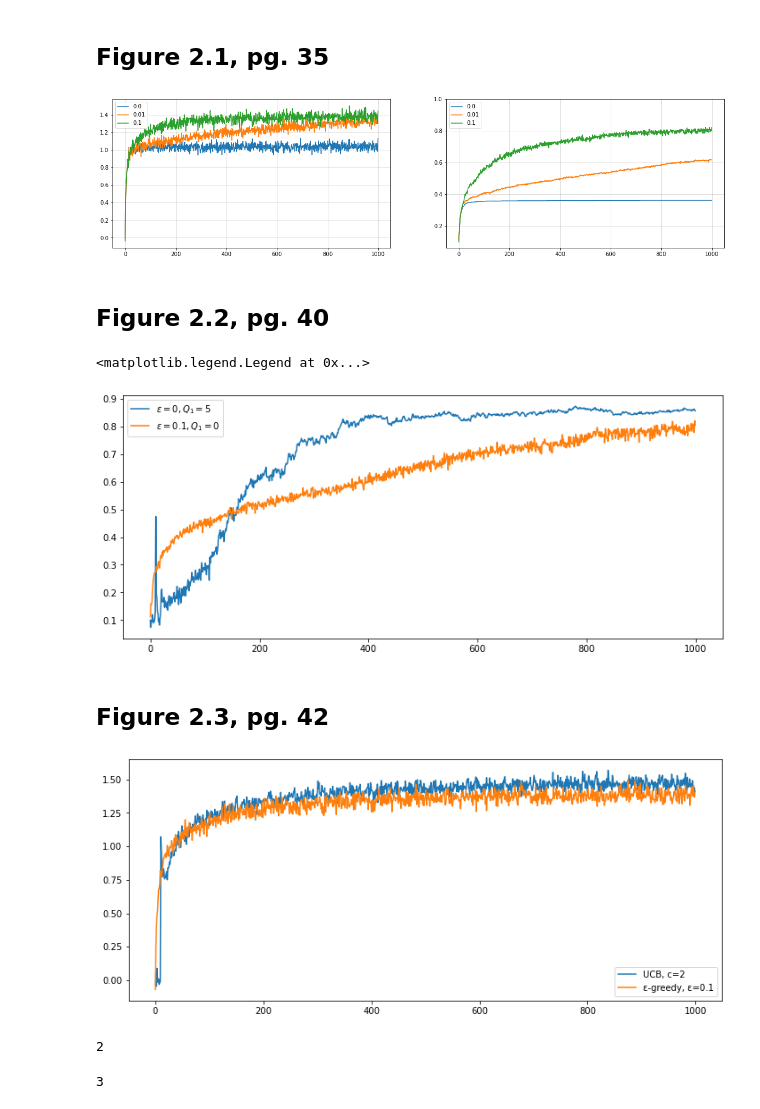
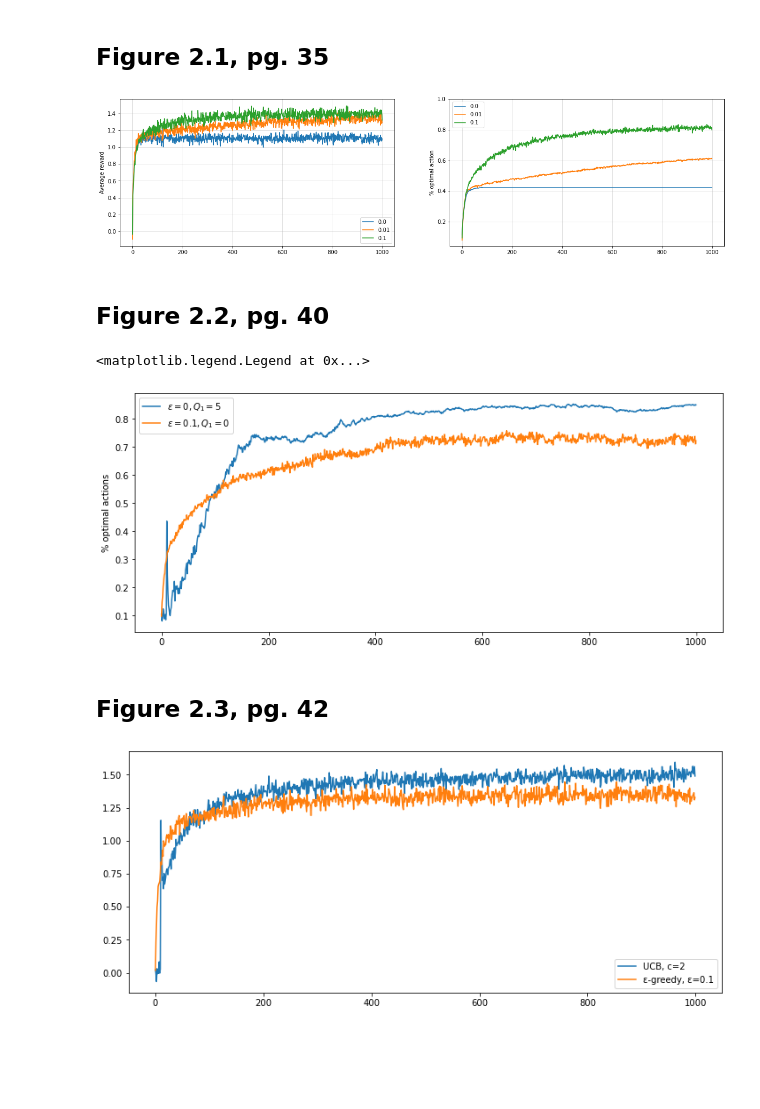
Before and after one commit to soukupmarek-edin/reinforcement-learning, a Jupyter notebook: Chapter2_MultiArmedBandits.ipynb, the cells around one changed output. Cells and saved outputs as stored; diff of their text form; code cells hidden in the pictures; blank space fills up the shorter version.

```diff
--- a/Chapter2_MultiArmedBandits.ipynb
+++ b/Chapter2_MultiArmedBandits.ipynb
@@ -22,7 +22,7 @@ optimal_actions = np.zeros((n_steps, n_runs))
 
 for i, epsilon in enumerate(epsilons):
     for j in range(n_runs):
-        task = Task(n_actions, n_steps, epsilon=epsilon)
+        task = Task('epsilon_greedy', n_actions, n_steps, np.random.normal(size=n_actions), np.zeros(n_actions), 'mean', epsilon=epsilon)
         task.run_task()
         task_rewards[:, j] = task.reward_tracker
         optimal_actions[:, j] = task.optimal_action_tracker
@@ -32,17 +32,19 @@ for i, epsilon in enumerate(epsilons):
 # %%
 fig, (ax1, ax2) = plt.subplots(1,2,figsize=(20,5))
 
 rewards_df = pd.DataFrame(eps_rewards, columns=epsilons)
 rewards_df.plot(ax=ax1)
+ax1.set_ylabel("Average reward")
 
 opt_actions_df = pd.DataFrame(eps_optimal_actions, columns=epsilons)
 opt_actions_df.plot(ax=ax2)
 ax2.set_ylim(ymax=1)
+ax2.set_ylabel("% optimal action")
 
 for ax in (ax1, ax2):
     ax.grid(alpha=0.5)
 # %% [output]
-[figure, old version]
+[figure, new version]
 # %% [markdown]
 ## Figure 2.2, pg. 40
 # %%
@@ -54,14 +56,14 @@ from RL_tools.Bandits import Task
 # %%
 n_actions = 10
 n_steps = 1000
-n_runs = 500
+n_runs = 1000
 
 fig, ax = plt.subplots(figsize=(12,5))
 
 optimal_actions = np.zeros((n_steps, n_runs))
 
 for j in range(n_runs):
-    task = Task(n_actions, n_steps, reward_estimates_init=np.ones(n_actions)*5, epsilon=0., step_size=0.1)
+    task = Task('epsilon_greedy', n_actions, n_steps, rewards=np.random.normal(size=n_actions), reward_estimates_init=np.ones(n_actions)*5, step_size=0.1, epsilon=0.)
     task.run_task()
     optimal_actions[:, j] = task.optimal_action_tracker
 
@@ -70,15 +72,16 @@ ax.plot(optimal_actions.mean(axis=1), label='$ε = 0, Q_1=5$')
 optimal_actions = np.zeros((n_steps, n_runs))
 
 for j in range(n_runs):
-    task = Task(n_actions, n_steps, reward_estimates_init=np.zeros(n_actions), epsilon=0.1, step_size=0.1)
+    task = Task('epsilon_greedy', n_actions, n_steps, rewards=np.random.normal(size=n_actions), reward_estimates_init=np.zeros(n_actions), step_size=0.1, epsilon=0.1)
     task.run_task()
     optimal_actions[:, j] = task.optimal_action_tracker
 
 ax.plot(optimal_actions.mean(axis=1), label='$ε = 0.1, Q_1=0$')
+ax.set_ylabel("% optimal actions")
 ax.legend()
 # %% [output]
 <matplotlib.legend.Legend at 0x...>
-[figure, old version]
+[figure, new version]
 # %% [markdown]
 ## Figure 2.3, pg. 42
 # %%
@@ -99,14 +102,14 @@ optimal_actions = np.zeros((n_steps, n_runs))
 plt.rc('figure', figsize=(12,5))
 
 for r in range(n_runs):
-    task = Task(n_actions, n_steps, selection='upper_confidence_bound')
+    task = Task('upper_confidence_bound', n_actions, n_steps, rewards=np.random.normal(size=n_actions), reward_estimates_init=np.zeros(n_actions), step_size='mean', c=2.)
     task.run_task()
     task_rewards[:, r] = task.reward_tracker
 
 plt.plot(task_rewards.mean(axis=1), label='UCB, c=2')
 
 for r in range(n_runs):
-    task = Task(n_actions, n_steps, selection='epsilon_greedy', epsilon=0.1)
+    task = Task('epsilon_greedy', n_actions, n_steps, rewards=np.random.normal(size=n_actions), reward_estimates_init=np.zeros(n_actions), step_size='mean', epsilon=0.1)
     task.run_task()
     task_rewards[:, r] = task.reward_tracker
 
@@ -114,13 +117,4 @@ plt.plot(task_rewards.mean(axis=1), label='ε-greedy, ε=0.1')
 plt.legend(loc=4)
 plt.show()
 # %% [output]
-[figure, old version]
+[figure, new version]
-# %%
-arr = np.array([1,2,3,4])
-arr[]
-# %% [output]
-2
-# %%
-np.random.choice(np.arange(10), )
-# %% [output]
-3
```
Also changed, not shown: parts of 2 cells of this notebook, 2 other files.
